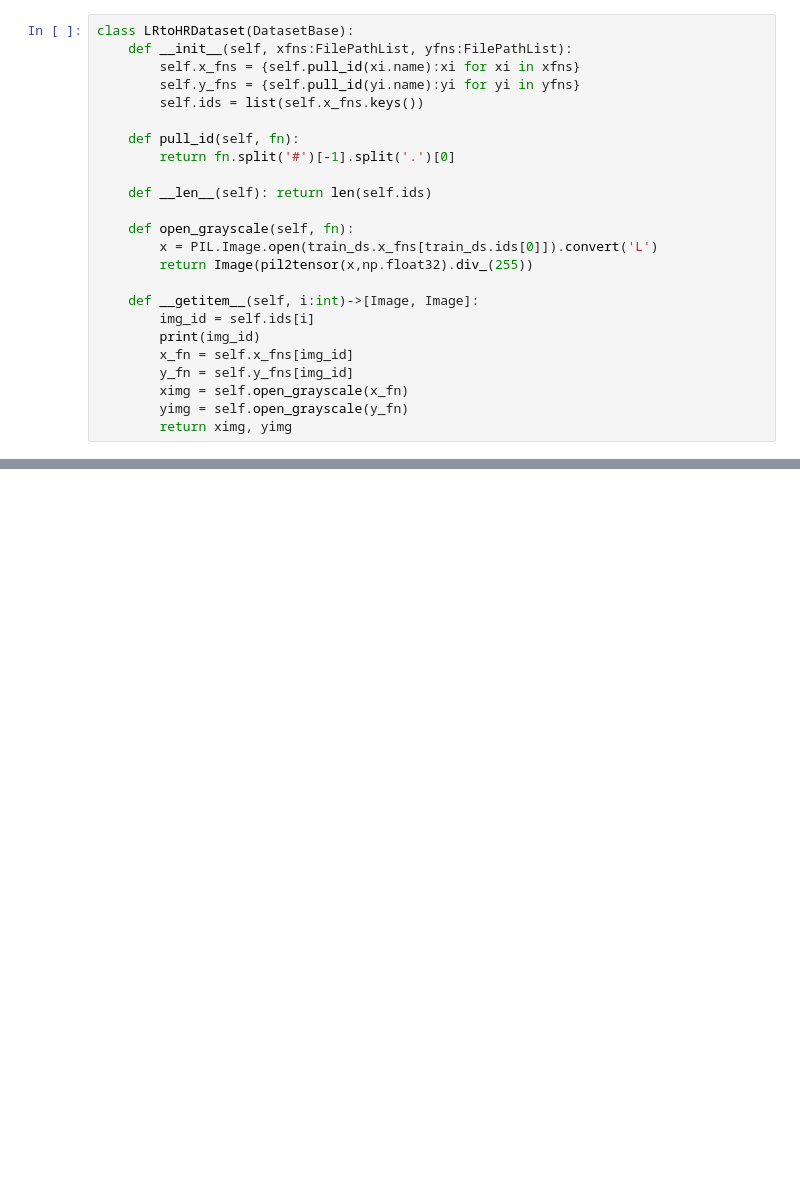
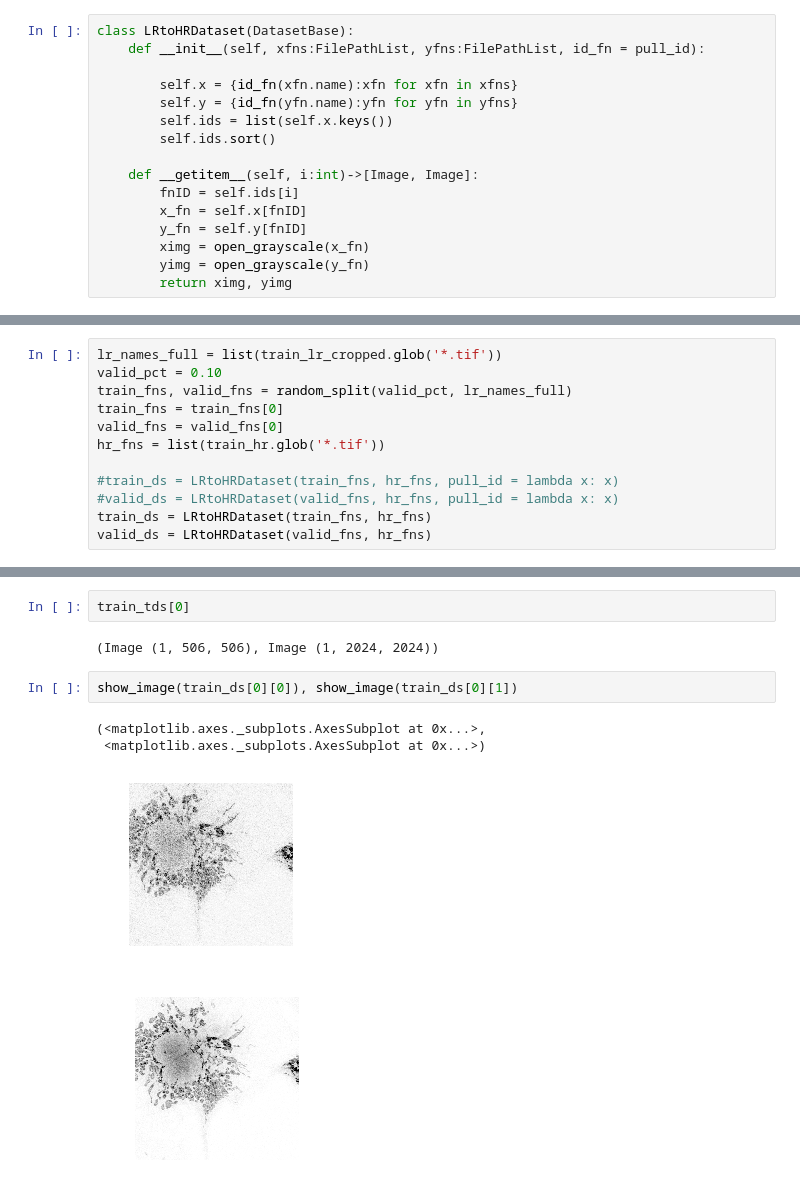
Before and after one commit to WAMRI-AI/salk, a Jupyter notebook: uri/restore.ipynb, the cells around one changed output, grey strips where cells are left out. Saved outputs shown, nothing was run; the diff lists cells and outputs as text; blank space fills up the shorter version.

```diff
--- a/uri/restore.ipynb
+++ b/uri/restore.ipynb
@@ -11,24 +62,16 @@ test_hr = path/'test_HR'
 # %%
 class LRtoHRDataset(DatasetBase):
-    def __init__(self, xfns:FilePathList, yfns:FilePathList):
-        self.x_fns = {self.pull_id(xi.name):xi for xi in xfns}
-        self.y_fns = {self.pull_id(yi.name):yi for yi in yfns}
-        self.ids = list(self.x_fns.keys())
+    def __init__(self, xfns:FilePathList, yfns:FilePathList, id_fn = pull_id):
 
-    def pull_id(self, fn):
-        return fn.split('#')[-1].split('.')[0]
-
-    def __len__(self): return len(self.ids)
-
-    def open_grayscale(self, fn):
-        x = PIL.Image.open(train_ds.x_fns[train_ds.ids[0]]).convert('L')
-        return Image(pil2tensor(x,np.float32).div_(255))
+        self.x = {id_fn(xfn.name):xfn for xfn in xfns}
+        self.y = {id_fn(yfn.name):yfn for yfn in yfns}
+        self.ids = list(self.x.keys())
+        self.ids.sort()
 
     def __getitem__(self, i:int)->[Image, Image]:
-        img_id = self.ids[i]
-        print(img_id)
-        x_fn = self.x_fns[img_id]
-        y_fn = self.y_fns[img_id]
-        ximg = self.open_grayscale(x_fn)
-        yimg = self.open_grayscale(y_fn)
+        fnID = self.ids[i]
+        x_fn = self.x[fnID]
+        y_fn = self.y[fnID]
+        ximg = open_grayscale(x_fn)
+        yimg = open_grayscale(y_fn)
         return ximg, yimg
@@ -51,0 +78,12 @@ train_ds, valid_ds
+# %%
+lr_names_full = list(train_lr_cropped.glob('*.tif'))
+valid_pct = 0.10
+train_fns, valid_fns = random_split(valid_pct, lr_names_full)
+train_fns = train_fns[0]
+valid_fns = valid_fns[0]
+hr_fns = list(train_hr.glob('*.tif'))
+
+#train_ds = LRtoHRDataset(train_fns, hr_fns, pull_id = lambda x: x)
+#valid_ds = LRtoHRDataset(valid_fns, hr_fns, pull_id = lambda x: x)
+train_ds = LRtoHRDataset(train_fns, hr_fns)
+valid_ds = LRtoHRDataset(valid_fns, hr_fns)
@@ -51,0 +102,11 @@ train_ds, valid_ds
+# %%
+train_tds[0]
+# %% [output]
+(Image (1, 506, 506), Image (1, 2024, 2024))
+# %%
+show_image(train_ds[0][0]), show_image(train_ds[0][1])
+# %% [output]
+(<matplotlib.axes._subplots.AxesSubplot at 0x...>,
+ <matplotlib.axes._subplots.AxesSubplot at 0x...>)
+[figure, added]
+[figure, added]
```
Also changed, not shown: parts of 13 cells of this notebook.
